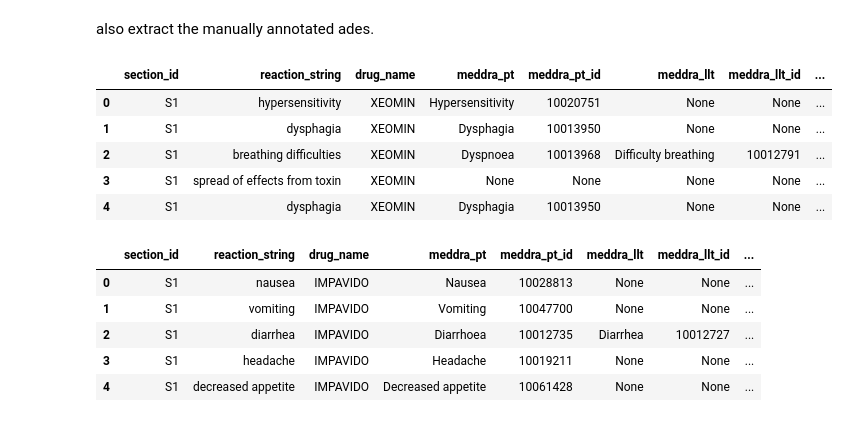
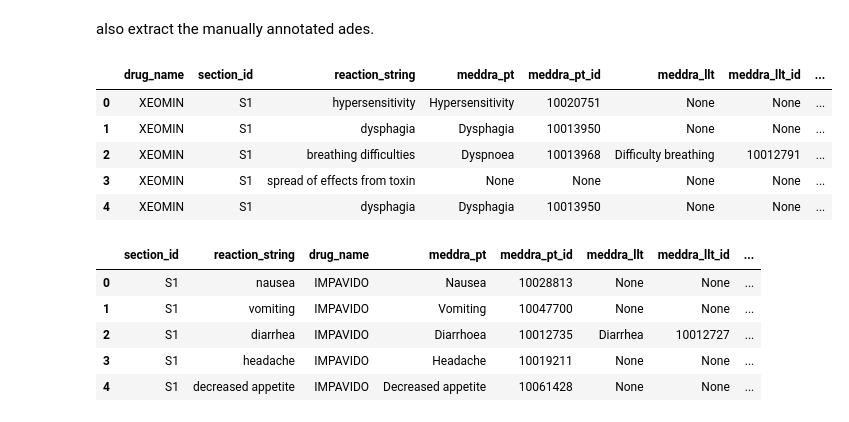
Before and after one commit to tatonetti-lab/onsides-task1, a Jupyter notebook: 1.extract_data.ipynb, the cells around one changed output. Saved outputs shown, nothing was run; the diff lists cells and outputs as text; code cells hidden in the pictures.

```diff
--- a/1.extract_data.ipynb
+++ b/1.extract_data.ipynb
@@ -59,42 +59,42 @@ for label in tqdm(train_labels):
         soup = BeautifulSoup(f, 'xml')
     mentions = []
     for mention in soup.find_all('Mention'):
         if mention['type'] == 'AdverseReaction':
           section_name = mention['section']
           mention_str = mention['str'].lower()
-          mentions.append([section_name, mention_str, drug_name])
-    mentions_df = pd.DataFrame(mentions, columns=['section_id', 'reaction_string'])
+          mentions.append([drug_name, section_name, mention_str])
+    mentions_df = pd.DataFrame(mentions, columns=['drug_name', 'section_id', 'reaction_string'])
     drug_label_text = []
     for reaction in soup.find_all('Reaction'):
         string = reaction['str']
         for norm in reaction.find_all('Normalization'):
           try:
             meddra_str = norm['meddra_pt']
             meddra_id = norm['meddra_pt_id']
           except:
             meddra_str, meddra_id = None, None
           try:
             meddra_llt = norm['meddra_llt']
             meddra_llt_id = norm['meddra_llt_id']
           except:
             meddra_llt, meddra_llt_id = None, None
           drug_label_text.append([drug_name, string, meddra_str, meddra_id, meddra_llt, meddra_llt_id])
     drug_label_text = pd.DataFrame(drug_label_text, columns=['drug_name', 'reaction_string', 'meddra_pt', 'meddra_pt_id', 'meddra_llt', 'meddra_llt_id'])
-    drug_label_text = mentions_df.merge(drug_label_text, how='left', on='reaction_string')
+    drug_label_text = mentions_df.merge(drug_label_text, how='left', on=['drug_name', 'reaction_string'])
     drug_label_text_all = pd.concat([drug_label_text_all, drug_label_text])
     section_cat.extend([[drug_name, i['id'], i['name']] for i in soup.find_all('Section')])
 
 section_table = pd.DataFrame(section_cat, columns=['drug_name', 'section_id', 'section_name'])
 drug_label_text_all = drug_label_text_all.merge(section_table, on=['drug_name', 'section_id'], how='left')
 drug_label_text_all.to_csv(folder+'train_drug_label_text_manual_ades.csv', index=False)
 drug_label_text_all.head()
 # %% [output]
-|  | section_id | reaction_string | drug_name | meddra_pt | meddra_pt_id | meddra_llt | meddra_llt_id | ... |
-| 0 | S1 | hypersensitivity | XEOMIN | Hypersensitivity | 10020751 | None | None | ... |
-| 1 | S1 | dysphagia | XEOMIN | Dysphagia | 10013950 | None | None | ... |
-| 2 | S1 | breathing difficulties | XEOMIN | Dyspnoea | 10013968 | Difficulty breathing | 10012791 | ... |
-| 3 | S1 | spread of effects from toxin | XEOMIN | None | None | None | None | ... |
-| 4 | S1 | dysphagia | XEOMIN | Dysphagia | 10013950 | None | None | ... |
+|  | drug_name | section_id | reaction_string | meddra_pt | meddra_pt_id | meddra_llt | meddra_llt_id | ... |
+| 0 | XEOMIN | S1 | hypersensitivity | Hypersensitivity | 10020751 | None | None | ... |
+| 1 | XEOMIN | S1 | dysphagia | Dysphagia | 10013950 | None | None | ... |
+| 2 | XEOMIN | S1 | breathing difficulties | Dyspnoea | 10013968 | Difficulty breathing | 10012791 | ... |
+| 3 | XEOMIN | S1 | spread of effects from toxin | None | None | None | None | ... |
+| 4 | XEOMIN | S1 | dysphagia | Dysphagia | 10013950 | None | None | ... |
 # %%
 test_labels = glob(folder+'gold_xml/*')
 drug_label_text_all = pd.DataFrame()
```
Also changed, not shown: 3 other files.
